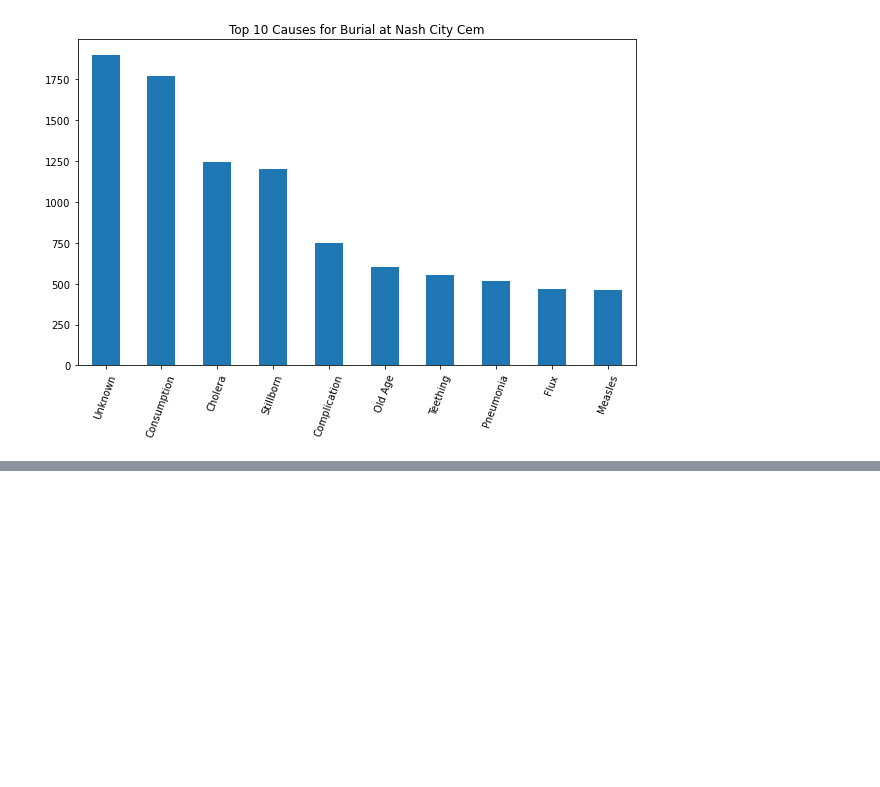
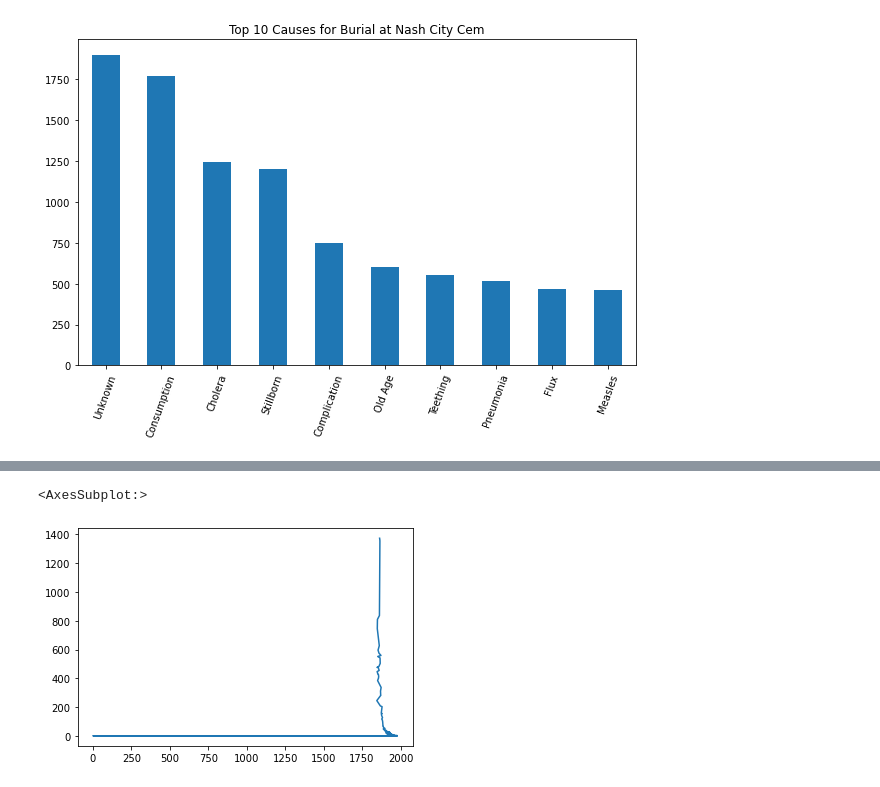
Before and after one commit to NSS-Data-Analytics-Cohort-10/advanced-pandas-t-white-21, a Jupyter notebook: notebook/nc_project.ipynb, the cells around one changed output, grey strips where cells are left out. Drawn from its saved outputs; the diff is of its cells as text; code cells hidden in the pictures; blank space fills up the shorter version.

```diff
--- a/notebook/nc_project.ipynb
+++ b/notebook/nc_project.ipynb
@@ -102,0 +91,9 @@ Text(0.5, 1.0, 'Top 10 Causes for Burial at Nash City Cem')
+# %%
+#ncp_df['Burial Year'].value_counts()
+#convert date that's a float to int
+#ncp_df['Burial Year'] = ncp_df['Burial Year'].astype('int'). didn't work
+#ncp_df = ncp_df.astype({'Burial Year':'int'}) same error. bc of blanks?
+ncp_df['Burial Year'] = ncp_df['Burial Year'].fillna(0).astype('int')
+ncp_df.info()
+ncp_df = ncp_df[ncp_df['Burial Year'] >0]
+#worked! Need to ignore 0s?
@@ -102,0 +118,5 @@ Text(0.5, 1.0, 'Top 10 Causes for Burial at Nash City Cem')
+# %%
+ncp_df['Burial Year'].value_counts().plot(kind='line')
+# %% [output]
+<AxesSubplot:>
+[figure, added]
```
Also changed, not shown: parts of 13 cells of this notebook.
